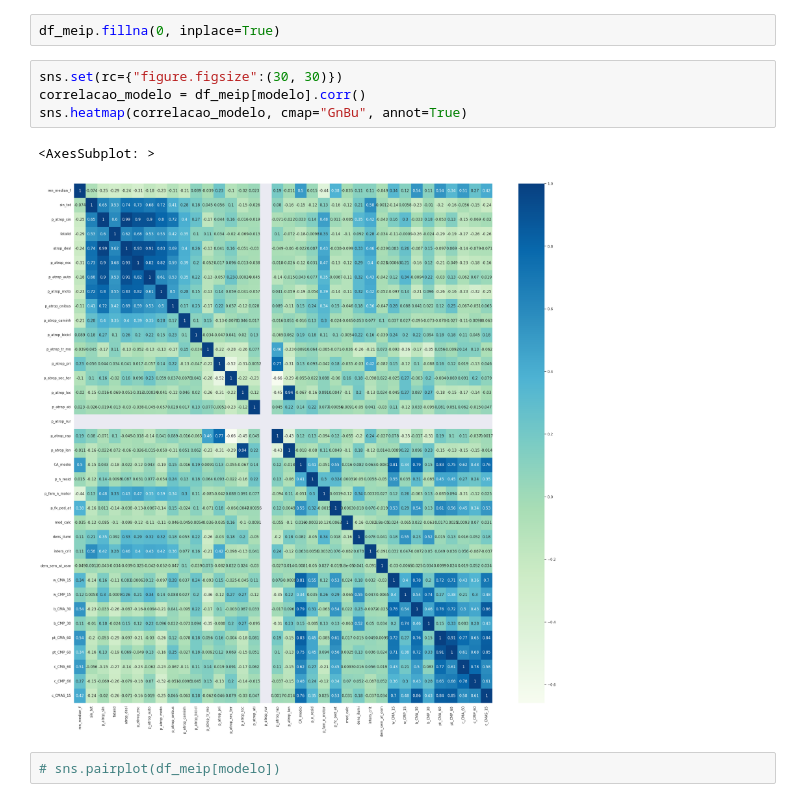
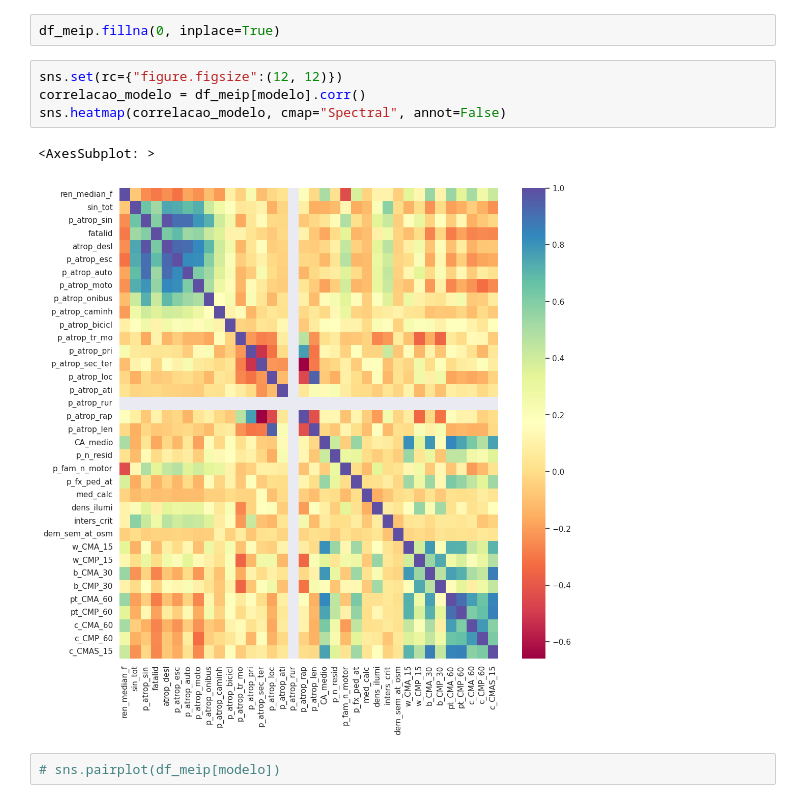
Before and after one commit to AndaSampa/meip-sp, a Jupyter notebook: 01-clusterizacao-meip-od-novas-dimensoes.ipynb, the cells around one changed output. Drawn from its saved outputs; the diff is of its cells as text.

```diff
--- a/01-clusterizacao-meip-od-novas-dimensoes.ipynb
+++ b/01-clusterizacao-meip-od-novas-dimensoes.ipynb
@@ -130,12 +130,12 @@ Name: dem_sem_at_osm, dtype: int64
 # %%
 df_meip.fillna(0, inplace=True)
 # %%
-sns.set(rc={"figure.figsize":(30, 30)})
+sns.set(rc={"figure.figsize":(12, 12)})
 correlacao_modelo = df_meip[modelo].corr()
-sns.heatmap(correlacao_modelo, cmap="GnBu", annot=True)
+sns.heatmap(correlacao_modelo, cmap="Spectral", annot=False)
 # %% [output]
 <AxesSubplot: >
-[figure, old version]
+[figure, new version]
 # %%
 # sns.pairplot(df_meip[modelo])
 # %% [markdown]
```
Also changed, not shown: 4 other files.
